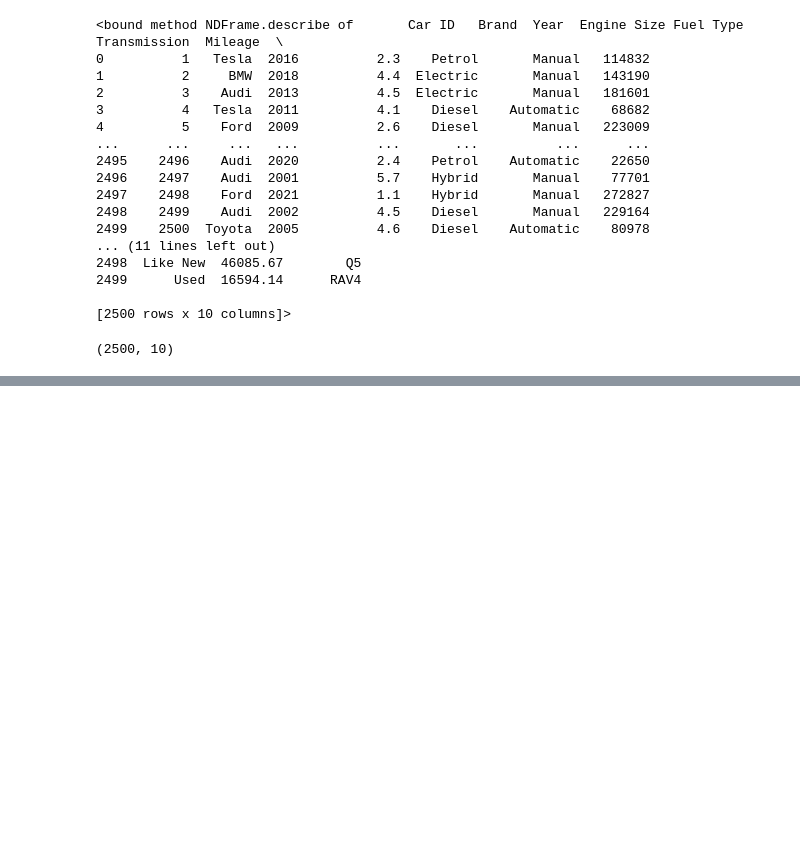
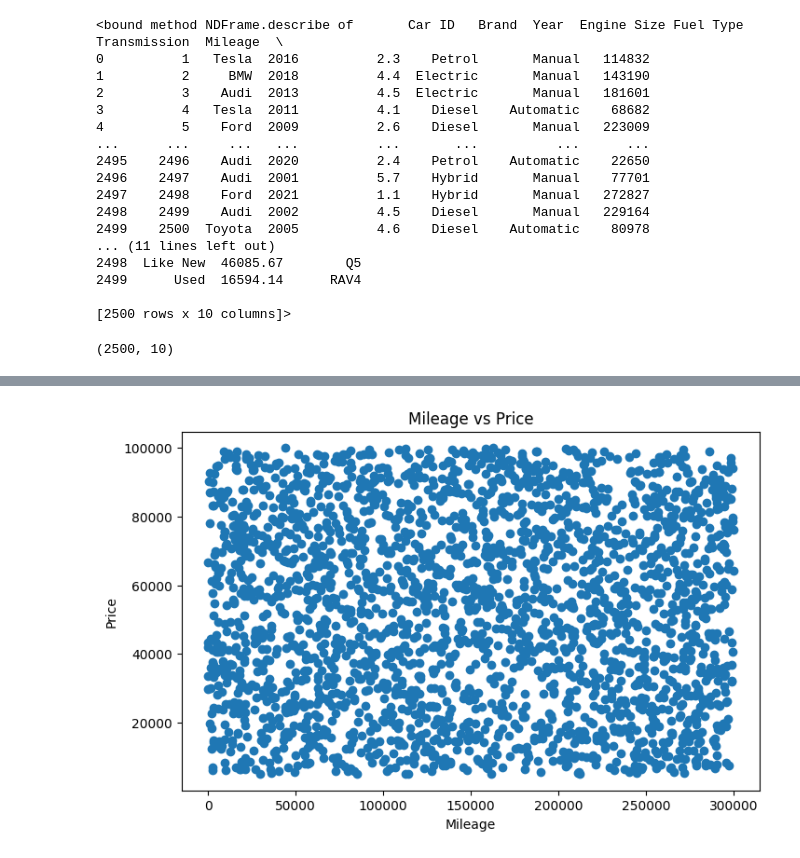
Before and after one commit to Shinobi357/Springboard, a Jupyter notebook: Car_Price_Prediction Data Wraggling.ipynb, the cells around one changed output, grey strips where cells are left out. Saved outputs shown, nothing was run; the diff lists cells and outputs as text; code cells hidden in the pictures; blank space fills up the shorter version.

```diff
--- a/Car_Price_Prediction Data Wraggling.ipynb
+++ b/Car_Price_Prediction Data Wraggling.ipynb
@@ -57,0 +71,9 @@ dtype: int64
+# %%
+plt.figure(figsize=(8,5))
+plt.scatter(df['Mileage'], df['Price'])
+plt.xlabel("Mileage")
+plt.ylabel("Price")
+plt.title("Mileage vs Price")
+plt.show()
+# %% [output]
+[figure, added]
```
Also changed, not shown: parts of 10 cells of this notebook.
